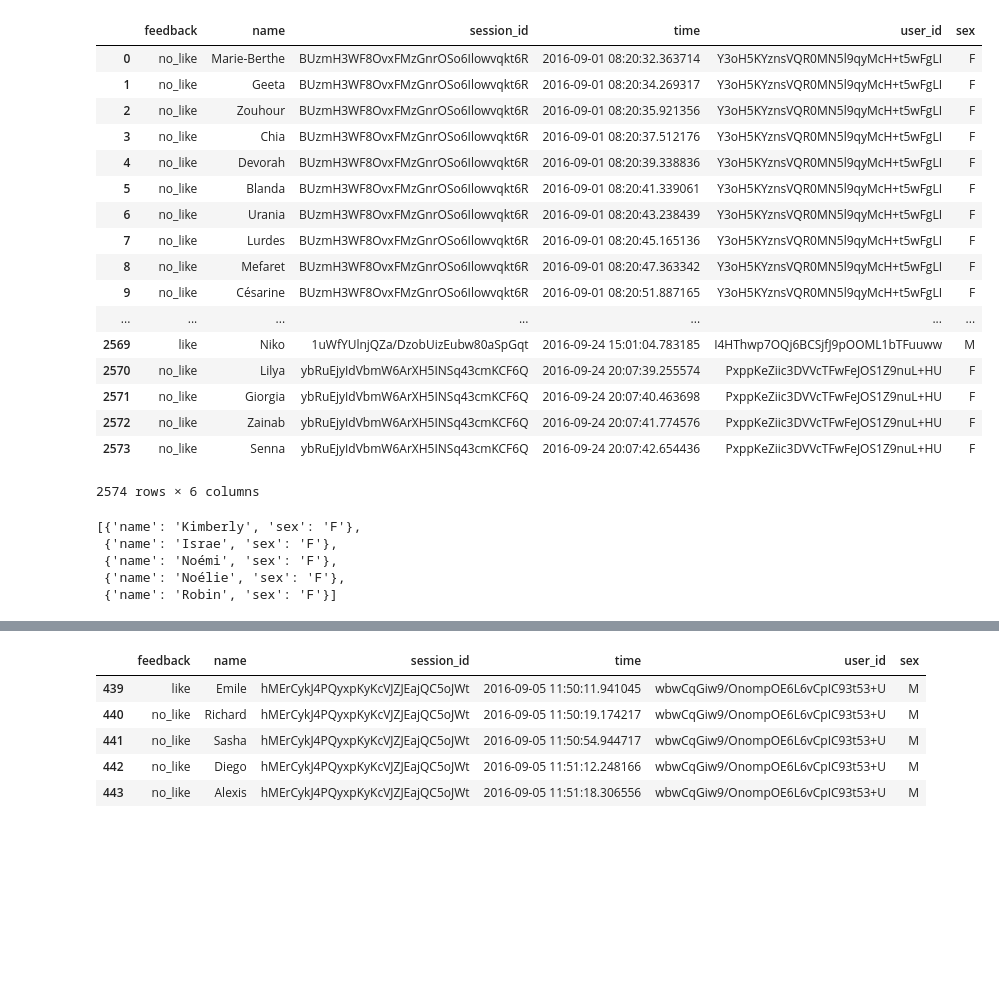
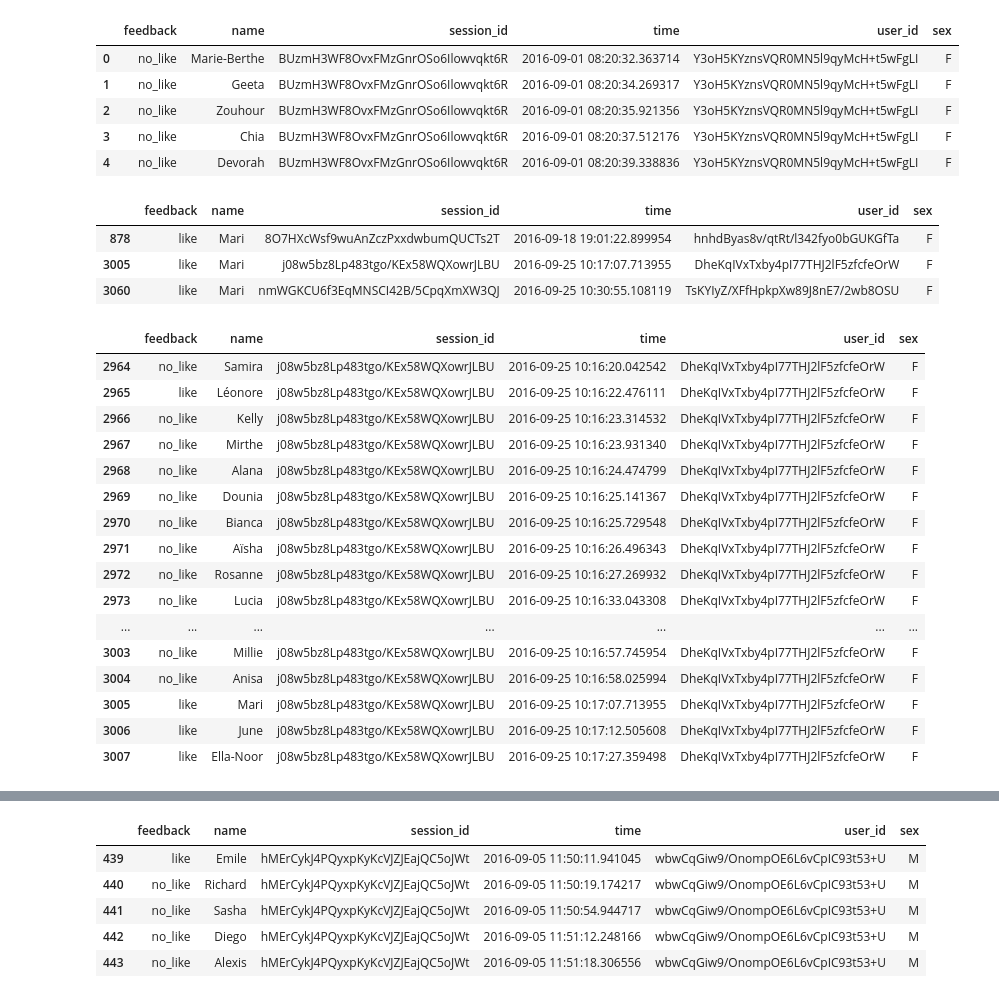
Before and after one commit to kvanlombeek/namabayi, a Jupyter notebook: Database modifications during dev.ipynb, the cells around one changed output, grey strips where cells are left out. Saved outputs shown, nothing was run; the diff lists cells and outputs as text; code cells hidden in the pictures; blank space fills up the shorter version.

Commit message:
fix last name bug

```diff
--- a/Database modifications during dev.ipynb
+++ b/Database modifications during dev.ipynb
@@ -17,38 +17,45 @@ HTML("<style>.container { width:100% !important; }</style>")
 #sql_cursor_local = sql_conn.cursor()
 engine_AWS = create_engine('postgresql://%s:%s@forespellpostgis.cusejoju89w7.eu-west-1.rds.amazonaws.com:5432/grb_2016_03' %('kasper', 'VosseM08'))
 # %%
-#user_id = "FSwWq+h3Hxn+sluX7gADjf4WcLVKpxAt"
+user_id = "FSwWq+h3Hxn+sluX7gADjf4WcLVKpxAt"
 sql_conn = create_engine('postgresql://%s:%s@forespellpostgis.cusejoju89w7.eu-west-1.rds.amazonaws.com:5432/grb_2016_03' %('kasper', 'VosseM08'))
-#params={'user_id':user_id}
+params={'user_id':user_id}
 query = '''SELECT *
                 FROM feedback '''
-feedback = pd.read_sql(sql = query, con=engine_AWS, params = params)
-feedback
+feedback = pd.read_sql(sql = query, con=engine_AWS)
+feedback.head()
 # %% [output]
 |  | feedback | name | session_id | time | user_id | sex |
 | 0 | no_like | Marie-Berthe | BUzmH3WF8OvxFMzGnrOSo6Ilowvqkt6R | 2016-09-01 08:20:32.363714 | Y3oH5KYznsVQR0MN5l9qyMcH+t5wFgLI | F |
 | 1 | no_like | Geeta | BUzmH3WF8OvxFMzGnrOSo6Ilowvqkt6R | 2016-09-01 08:20:34.269317 | Y3oH5KYznsVQR0MN5l9qyMcH+t5wFgLI | F |
 | 2 | no_like | Zouhour | BUzmH3WF8OvxFMzGnrOSo6Ilowvqkt6R | 2016-09-01 08:20:35.921356 | Y3oH5KYznsVQR0MN5l9qyMcH+t5wFgLI | F |
 | 3 | no_like | Chia | BUzmH3WF8OvxFMzGnrOSo6Ilowvqkt6R | 2016-09-01 08:20:37.512176 | Y3oH5KYznsVQR0MN5l9qyMcH+t5wFgLI | F |
 | 4 | no_like | Devorah | BUzmH3WF8OvxFMzGnrOSo6Ilowvqkt6R | 2016-09-01 08:20:39.338836 | Y3oH5KYznsVQR0MN5l9qyMcH+t5wFgLI | F |
-| 5 | no_like | Blanda | BUzmH3WF8OvxFMzGnrOSo6Ilowvqkt6R | 2016-09-01 08:20:41.339061 | Y3oH5KYznsVQR0MN5l9qyMcH+t5wFgLI | F |
-| 6 | no_like | Urania | BUzmH3WF8OvxFMzGnrOSo6Ilowvqkt6R | 2016-09-01 08:20:43.238439 | Y3oH5KYznsVQR0MN5l9qyMcH+t5wFgLI | F |
-| 7 | no_like | Lurdes | BUzmH3WF8OvxFMzGnrOSo6Ilowvqkt6R | 2016-09-01 08:20:45.165136 | Y3oH5KYznsVQR0MN5l9qyMcH+t5wFgLI | F |
-| 8 | no_like | Mefaret | BUzmH3WF8OvxFMzGnrOSo6Ilowvqkt6R | 2016-09-01 08:20:47.363342 | Y3oH5KYznsVQR0MN5l9qyMcH+t5wFgLI | F |
-| 9 | no_like | Césarine | BUzmH3WF8OvxFMzGnrOSo6Ilowvqkt6R | 2016-09-01 08:20:51.887165 | Y3oH5KYznsVQR0MN5l9qyMcH+t5wFgLI | F |
-| ... | ... | ... | ... | ... | ... | ... |
-| 2569 | like | Niko | 1uWfYUlnjQZa/DzobUizEubw80aSpGqt | 2016-09-24 15:01:04.783185 | I4HThwp7OQj6BCSjfJ9pOOML1bTFuuww | M |
-| 2570 | no_like | Lilya | ybRuEjyIdVbmW6ArXH5INSq43cmKCF6Q | 2016-09-24 20:07:39.255574 | PxppKeZiic3DVVcTFwFeJOS1Z9nuL+HU | F |
-| 2571 | no_like | Giorgia | ybRuEjyIdVbmW6ArXH5INSq43cmKCF6Q | 2016-09-24 20:07:40.463698 | PxppKeZiic3DVVcTFwFeJOS1Z9nuL+HU | F |
-| 2572 | no_like | Zainab | ybRuEjyIdVbmW6ArXH5INSq43cmKCF6Q | 2016-09-24 20:07:41.774576 | PxppKeZiic3DVVcTFwFeJOS1Z9nuL+HU | F |
-| 2573 | no_like | Senna | ybRuEjyIdVbmW6ArXH5INSq43cmKCF6Q | 2016-09-24 20:07:42.654436 | PxppKeZiic3DVVcTFwFeJOS1Z9nuL+HU | F |
-2574 rows × 6 columns
-# %%
-feedback.to_dict(orient='records')
-# %% [output]
-[{'name': 'Kimberly', 'sex': 'F'},
- {'name': 'Israe', 'sex': 'F'},
- {'name': 'Noémi', 'sex': 'F'},
- {'name': 'Noélie', 'sex': 'F'},
- {'name': 'Robin', 'sex': 'F'}]
+# %%
+feedback.loc[feedback['name'] == 'Mari',:]
+# %% [output]
+|  | feedback | name | session_id | time | user_id | sex |
+| 878 | like | Mari | 8O7HXcWsf9wuAnZczPxxdwbumQUCTs2T | 2016-09-18 19:01:22.899954 | hnhdByas8v/qtRt/l342fyo0bGUKGfTa | F |
+| 3005 | like | Mari | j08w5bz8Lp483tgo/KEx58WQXowrJLBU | 2016-09-25 10:17:07.713955 | DheKqIVxTxby4pI77THJ2lF5zfcfeOrW | F |
+| 3060 | like | Mari | nmWGKCU6f3EqMNSCI42B/5CpqXmXW3QJ | 2016-09-25 10:30:55.108119 | TsKYIyZ/XFfHpkpXw89J8nE7/2wb8OSU | F |
+# %%
+feedback.loc[feedback['user_id'] == 'DheKqIVxTxby4pI77THJ2lF5zfcfeOrW',:]
+# %% [output]
+|  | feedback | name | session_id | time | user_id | sex |
+| 2964 | no_like | Samira | j08w5bz8Lp483tgo/KEx58WQXowrJLBU | 2016-09-25 10:16:20.042542 | DheKqIVxTxby4pI77THJ2lF5zfcfeOrW | F |
+| 2965 | like | Léonore | j08w5bz8Lp483tgo/KEx58WQXowrJLBU | 2016-09-25 10:16:22.476111 | DheKqIVxTxby4pI77THJ2lF5zfcfeOrW | F |
+| 2966 | no_like | Kelly | j08w5bz8Lp483tgo/KEx58WQXowrJLBU | 2016-09-25 10:16:23.314532 | DheKqIVxTxby4pI77THJ2lF5zfcfeOrW | F |
+| 2967 | no_like | Mirthe | j08w5bz8Lp483tgo/KEx58WQXowrJLBU | 2016-09-25 10:16:23.931340 | DheKqIVxTxby4pI77THJ2lF5zfcfeOrW | F |
+| 2968 | no_like | Alana | j08w5bz8Lp483tgo/KEx58WQXowrJLBU | 2016-09-25 10:16:24.474799 | DheKqIVxTxby4pI77THJ2lF5zfcfeOrW | F |
+| 2969 | no_like | Dounia | j08w5bz8Lp483tgo/KEx58WQXowrJLBU | 2016-09-25 10:16:25.141367 | DheKqIVxTxby4pI77THJ2lF5zfcfeOrW | F |
+| 2970 | no_like | Bianca | j08w5bz8Lp483tgo/KEx58WQXowrJLBU | 2016-09-25 10:16:25.729548 | DheKqIVxTxby4pI77THJ2lF5zfcfeOrW | F |
+| 2971 | no_like | Aïsha | j08w5bz8Lp483tgo/KEx58WQXowrJLBU | 2016-09-25 10:16:26.496343 | DheKqIVxTxby4pI77THJ2lF5zfcfeOrW | F |
+| 2972 | no_like | Rosanne | j08w5bz8Lp483tgo/KEx58WQXowrJLBU | 2016-09-25 10:16:27.269932 | DheKqIVxTxby4pI77THJ2lF5zfcfeOrW | F |
+| 2973 | no_like | Lucia | j08w5bz8Lp483tgo/KEx58WQXowrJLBU | 2016-09-25 10:16:33.043308 | DheKqIVxTxby4pI77THJ2lF5zfcfeOrW | F |
+| ... | ... | ... | ... | ... | ... | ... |
+| 3003 | no_like | Millie | j08w5bz8Lp483tgo/KEx58WQXowrJLBU | 2016-09-25 10:16:57.745954 | DheKqIVxTxby4pI77THJ2lF5zfcfeOrW | F |
+| 3004 | no_like | Anisa | j08w5bz8Lp483tgo/KEx58WQXowrJLBU | 2016-09-25 10:16:58.025994 | DheKqIVxTxby4pI77THJ2lF5zfcfeOrW | F |
+| 3005 | like | Mari | j08w5bz8Lp483tgo/KEx58WQXowrJLBU | 2016-09-25 10:17:07.713955 | DheKqIVxTxby4pI77THJ2lF5zfcfeOrW | F |
+| 3006 | like | June | j08w5bz8Lp483tgo/KEx58WQXowrJLBU | 2016-09-25 10:17:12.505608 | DheKqIVxTxby4pI77THJ2lF5zfcfeOrW | F |
+| 3007 | like | Ella-Noor | j08w5bz8Lp483tgo/KEx58WQXowrJLBU | 2016-09-25 10:17:27.359498 | DheKqIVxTxby4pI77THJ2lF5zfcfeOrW | F |
 # %%
```
Also changed, not shown: parts of 2 cells of this notebook, 6 other files.
